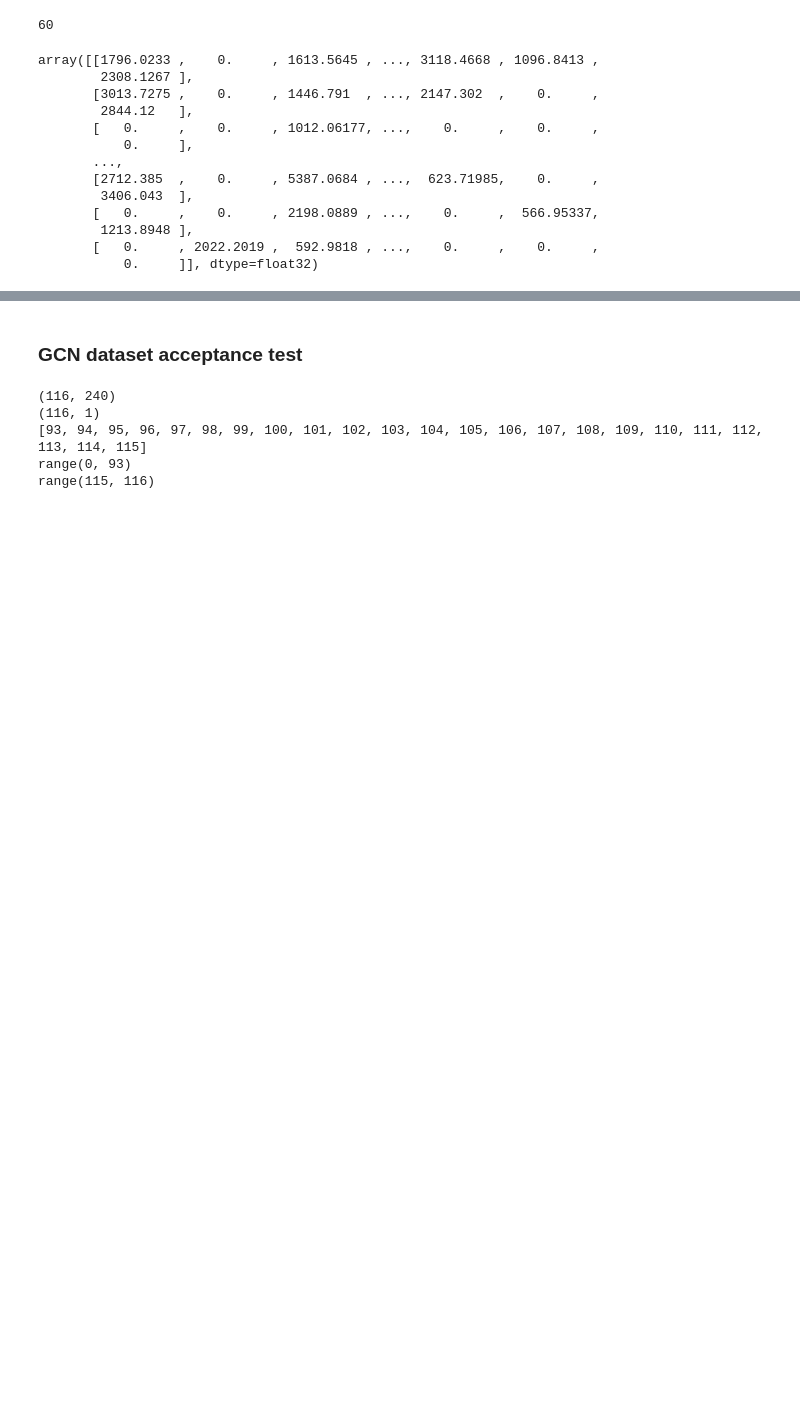
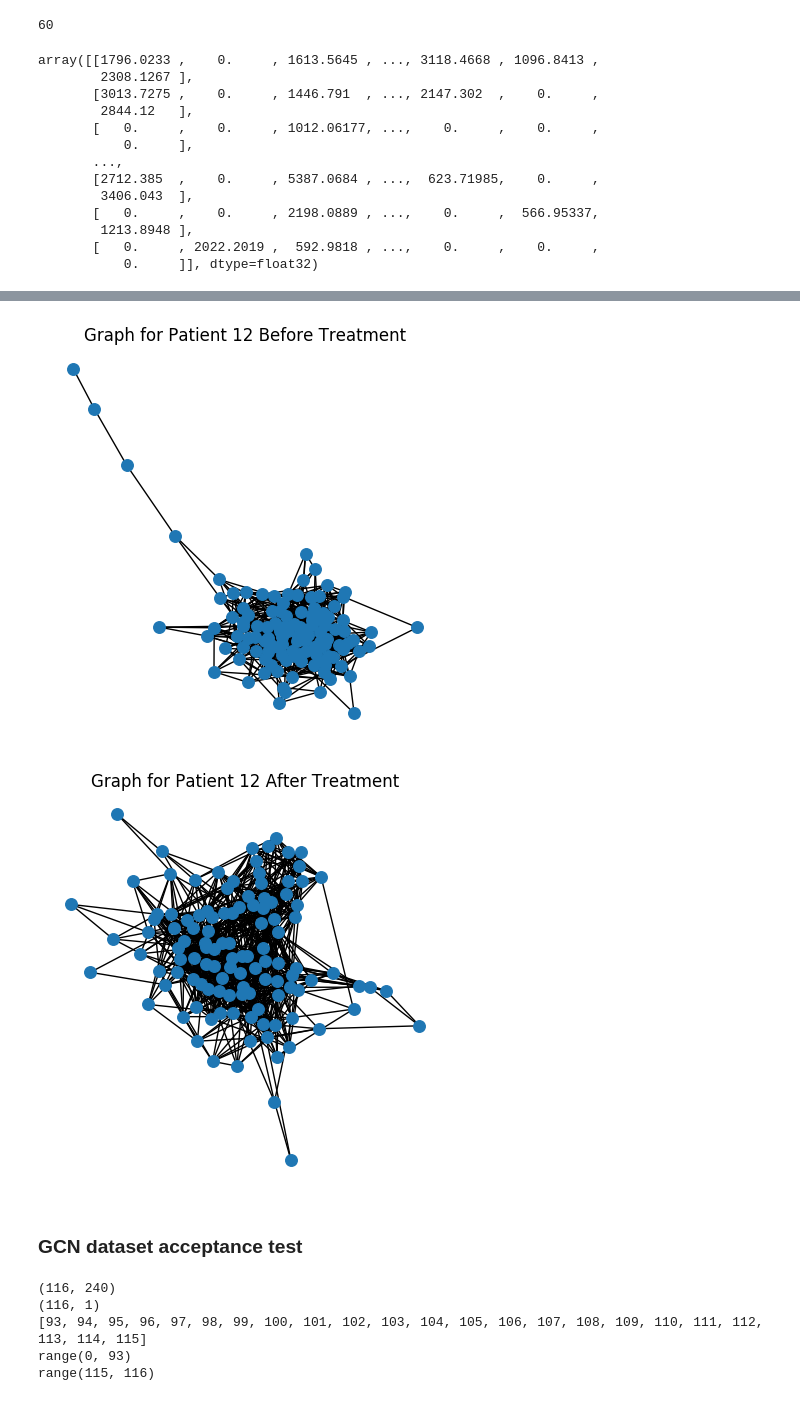
Before and after one commit to chrisonntag/resting-state-fMRI, a Jupyter notebook: preprocessing.ipynb, the cells around one changed output, grey strips where cells are left out. Cells and saved outputs as stored; diff of their text form; code cells hidden in the pictures; blank space fills up the shorter version.

```diff
--- a/preprocessing.ipynb
+++ b/preprocessing.ipynb
@@ -258,3 +283,31 @@ array([[1796.0233 ,    0.     , 1613.5645 , ..., 3118.4668 , 1096.8413 ,
+# %%
+def visualize(G, tr, color=None, figsize=(5,5)):
+    plt.figure(figsize=figsize)
+    plt.xticks([])
+    plt.yticks([])
+    nx.draw(G, pos=nx.spring_layout(G, seed=84), with_labels=False, node_color=color, cmap="Set2", node_size=69)
+    plt.title(f"Graph for Patient {patient_num + 1} {tr} Treatment")
+    plt.show();
+
+
+fc_before = pd.read_csv(f'FC/p{patient_num+1:03}_1.csv', names = col_names(116))
+adj_matrix_before = AdjacencyMatrixBuilder(fc_before)
+
+g_before = nx.from_numpy_matrix(adj_matrix_before.to_numpy())
+g_before.remove_nodes_from(list(nx.isolates(g_before)))
+
+visualize(g_before, 'Before')
+
+fc_after = pd.read_csv(f'FC/p{patient_num+1:03}_2.csv', names = col_names(116))
+adj_matrix_after = AdjacencyMatrixBuilder(fc_after)
+
+g_after = nx.from_numpy_matrix(adj_matrix_after.to_numpy())
+g_after.remove_nodes_from(list(nx.isolates(g_after)))
+
+visualize(g_after, 'After')
+# %% [output]
+[figure, added]
+[figure, added]
 # %% [markdown]
 ### GCN dataset acceptance test
 # %%
```
Also changed, not shown: parts of 8 cells of this notebook.
